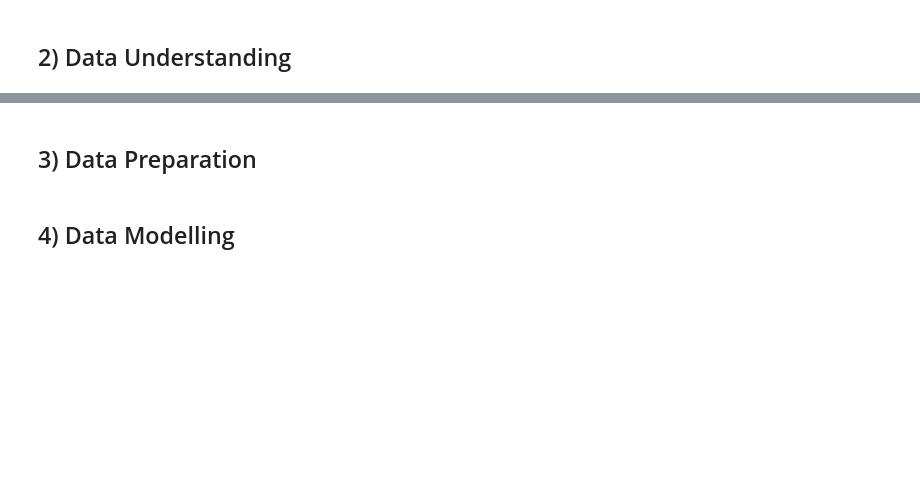
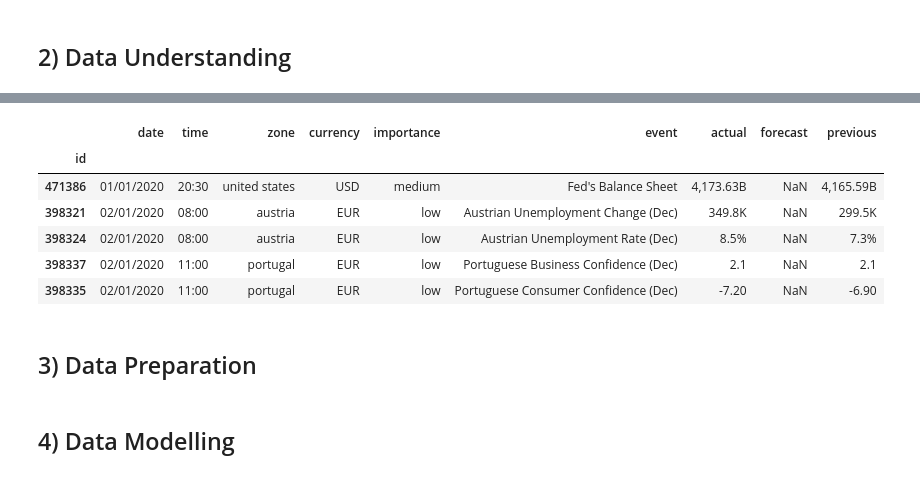
Before and after one commit to eugene-maina72/FX-trading-bot-EUR-USD, a Jupyter notebook: notebook.ipynb, the cells around one changed output, grey strips where cells are left out. Drawn from its saved outputs; the diff is of its cells as text; code cells hidden in the pictures; blank space fills up the shorter version.

```diff
--- a/notebook.ipynb
+++ b/notebook.ipynb
@@ -278,0 +459,10 @@ _These aren't opinions — they will be statistically proven in Data Understandi
+# %%
+# Selecting relevant events for the target currencies
+
+relevant_events = events_df[events_df['currency'].isin(['EUR', 'USD'])]
+
+
+relevant_events.info()
+
+
+relevant_events.to_csv("data/economic calendar dataset/relevant_events.csv", index=False)
@@ -279,3 +486,13 @@ _These aren't opinions — they will be statistically proven in Data Understandi
+# %%
+relevant_events.head()
+# %% [output]
+|  | date | time | zone | currency | importance | event | actual | forecast | previous |
+| id |  |  |  |  |  |  |  |  |  |
+| 471386 | 01/01/2020 | 20:30 | united states | USD | medium | Fed's Balance Sheet | 4,173.63B | NaN | 4,165.59B |
+| 398321 | 02/01/2020 | 08:00 | austria | EUR | low | Austrian Unemployment Change (Dec) | 349.8K | NaN | 299.5K |
+| 398324 | 02/01/2020 | 08:00 | austria | EUR | low | Austrian Unemployment Rate (Dec) | 8.5% | NaN | 7.3% |
+| 398337 | 02/01/2020 | 11:00 | portugal | EUR | low | Portuguese Business Confidence (Dec) | 2.1 | NaN | 2.1 |
+| 398335 | 02/01/2020 | 11:00 | portugal | EUR | low | Portuguese Consumer Confidence (Dec) | -7.20 | NaN | -6.90 |
 # %% [markdown]
 ## 3) Data Preparation
 # %% [markdown]
```
Also changed, not shown: parts of 24 cells of this notebook, 3 other files.
